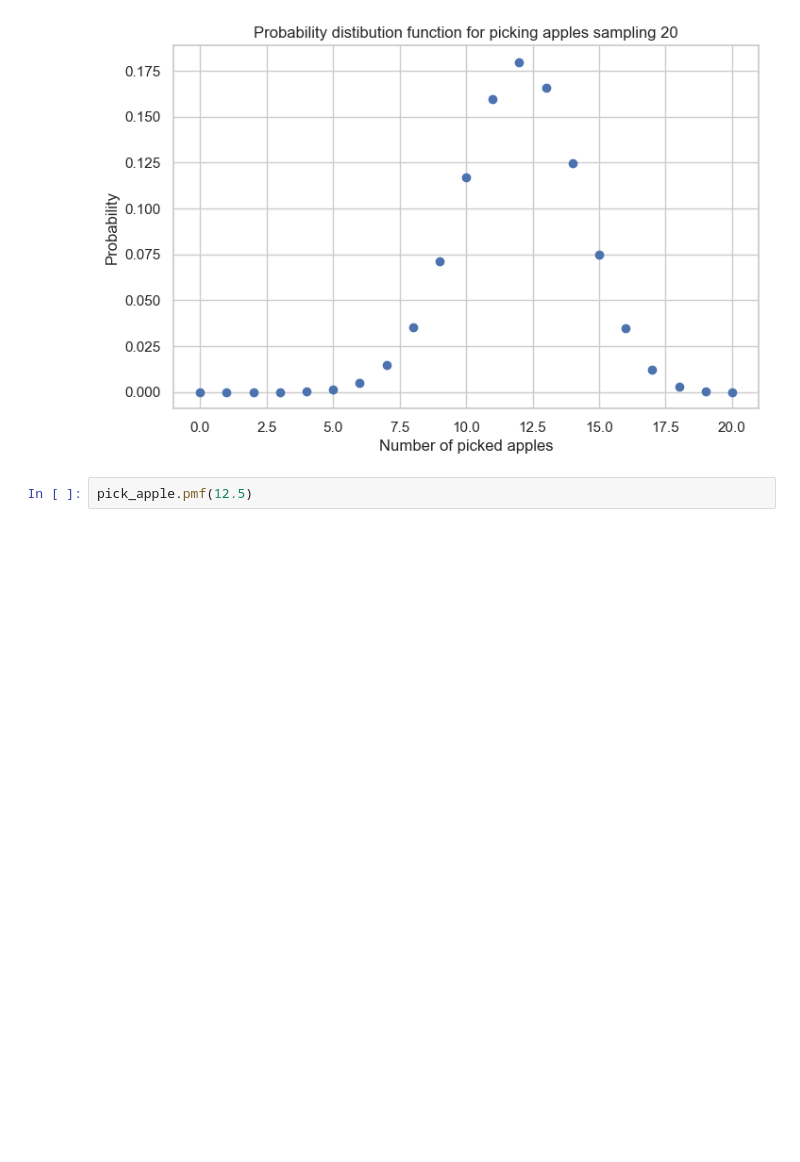
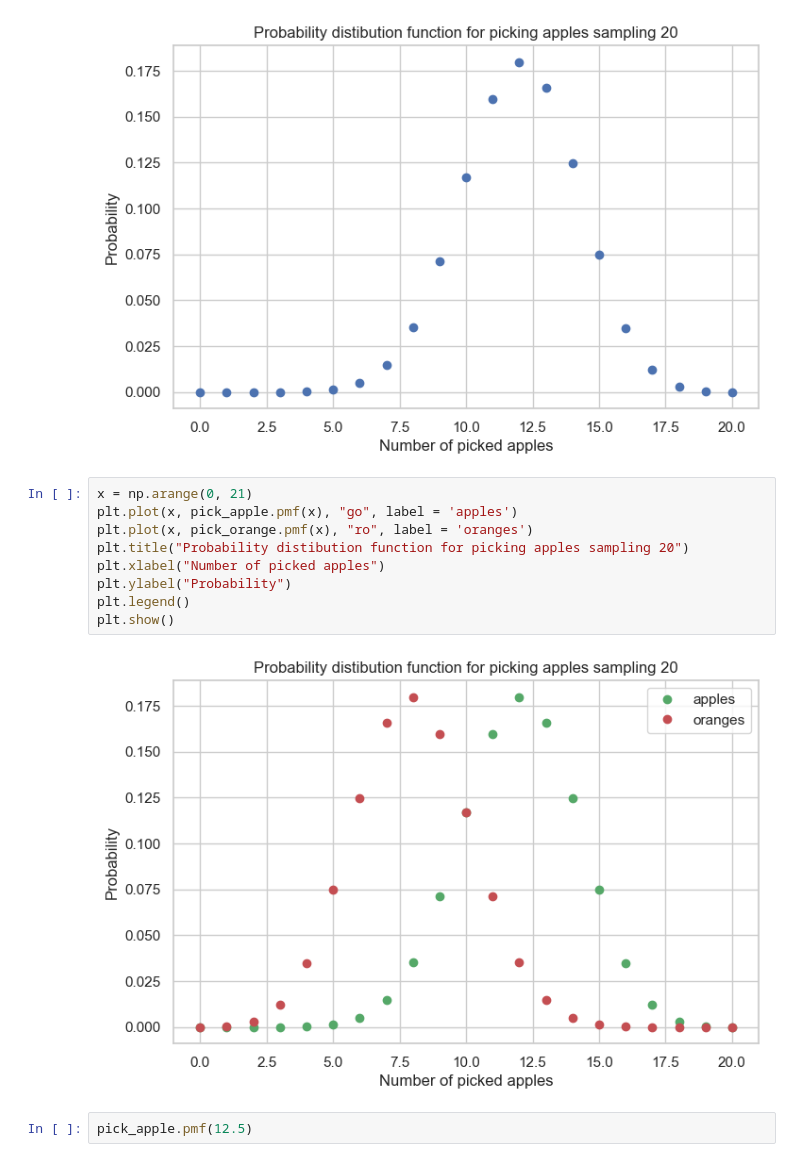
Before and after one commit to Ironhack-data-bcn-oct-2022/lab-discrete-probability-distributions, a Jupyter notebook: your-code/main.ipynb, the cells around one changed output. Saved outputs shown, nothing was run; the diff lists cells and outputs as text; blank space fills up the shorter version.

Commit message:
updated graph

```diff
--- a/your-code/main.ipynb
+++ b/your-code/main.ipynb
@@ -112,6 +112,17 @@ plt.ylabel("Probability")
 plt.show()
 # %% [output]
 [figure]
+# %%
+x = np.arange(0, 21)
+plt.plot(x, pick_apple.pmf(x), "go", label = 'apples')
+plt.plot(x, pick_orange.pmf(x), "ro", label = 'oranges')
+plt.title("Probability distibution function for picking apples sampling 20")
+plt.xlabel("Number of picked apples")
+plt.ylabel("Probability")
+plt.legend()
+plt.show()
+# %% [output]
+[figure, added]
 # %%
 pick_apple.pmf(12.5)
 # %% [output]
```
Also changed, not shown: parts of 1 cell of this notebook.
